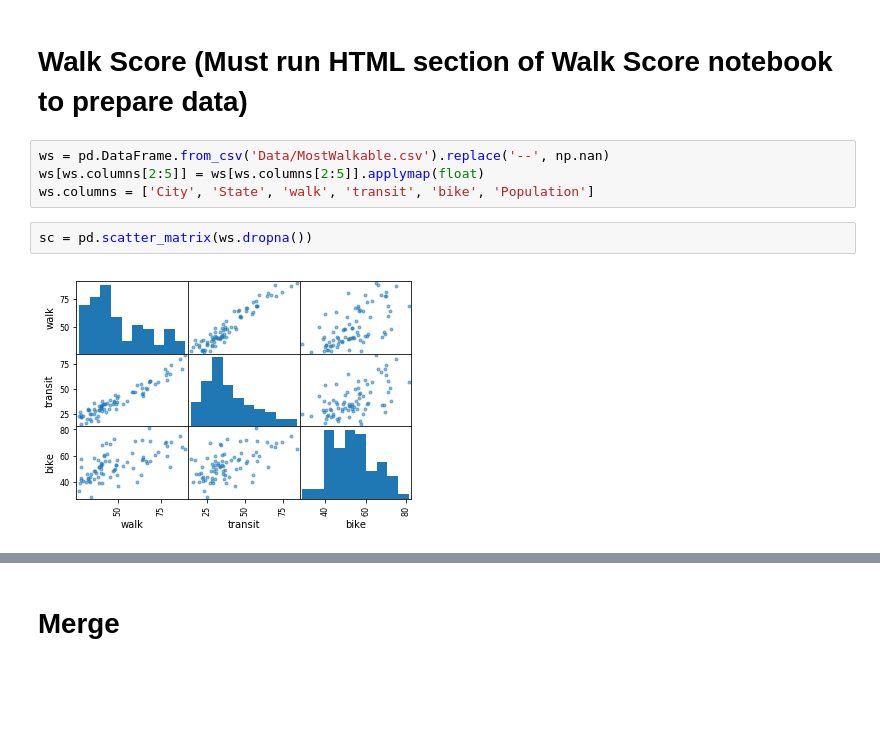
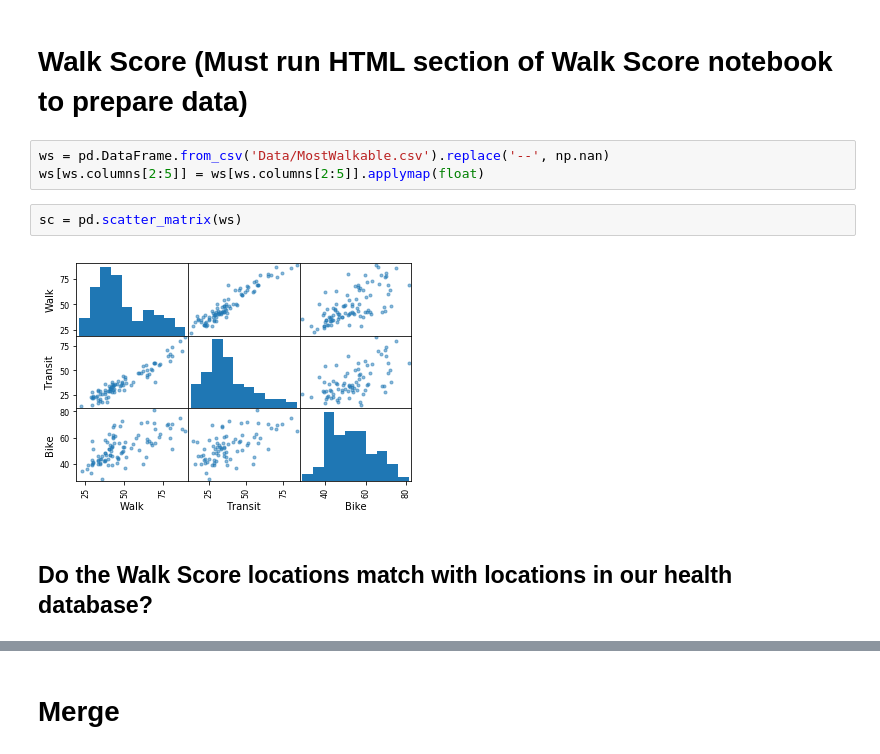
Before and after one commit to Hudsonnc/Pr_084, a Jupyter notebook: Preliminary Data Exploration.ipynb, the cells around one changed output, grey strips where cells are left out. Saved outputs shown, nothing was run; the diff lists cells and outputs as text; blank space fills up the shorter version.

```diff
--- a/Preliminary Data Exploration.ipynb
+++ b/Preliminary Data Exploration.ipynb
@@ -110,8 +82,9 @@ Warnings:
 # %%
 ws = pd.DataFrame.from_csv('Data/MostWalkable.csv').replace('--', np.nan)
 ws[ws.columns[2:5]] = ws[ws.columns[2:5]].applymap(float)
-ws.columns = ['City', 'State', 'walk', 'transit', 'bike', 'Population']
 # %%
-sc = pd.scatter_matrix(ws.dropna())
+sc = pd.scatter_matrix(ws)
 # %% [output]
-[figure, old version]
+[figure, new version]
+# %% [markdown]
+## Do the Walk Score locations match with locations in our health database?
```
Also changed, not shown: parts of 24 cells of this notebook, 2 other files.
